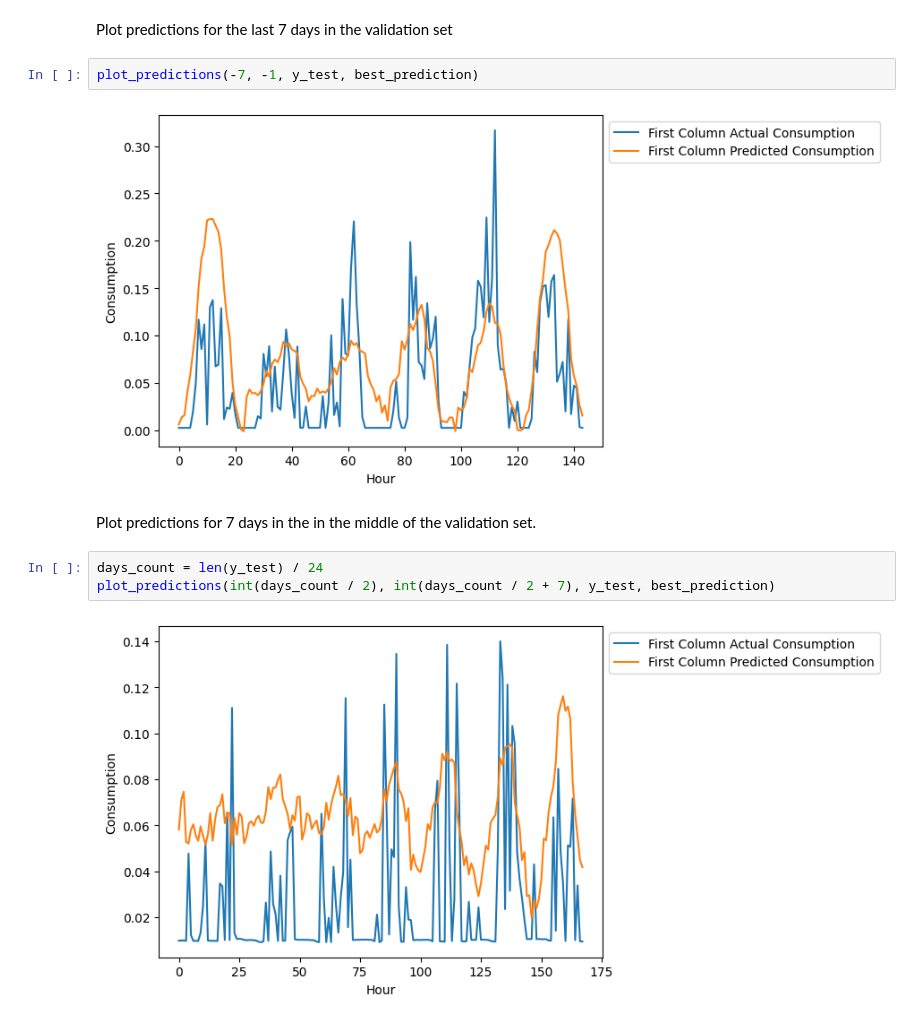
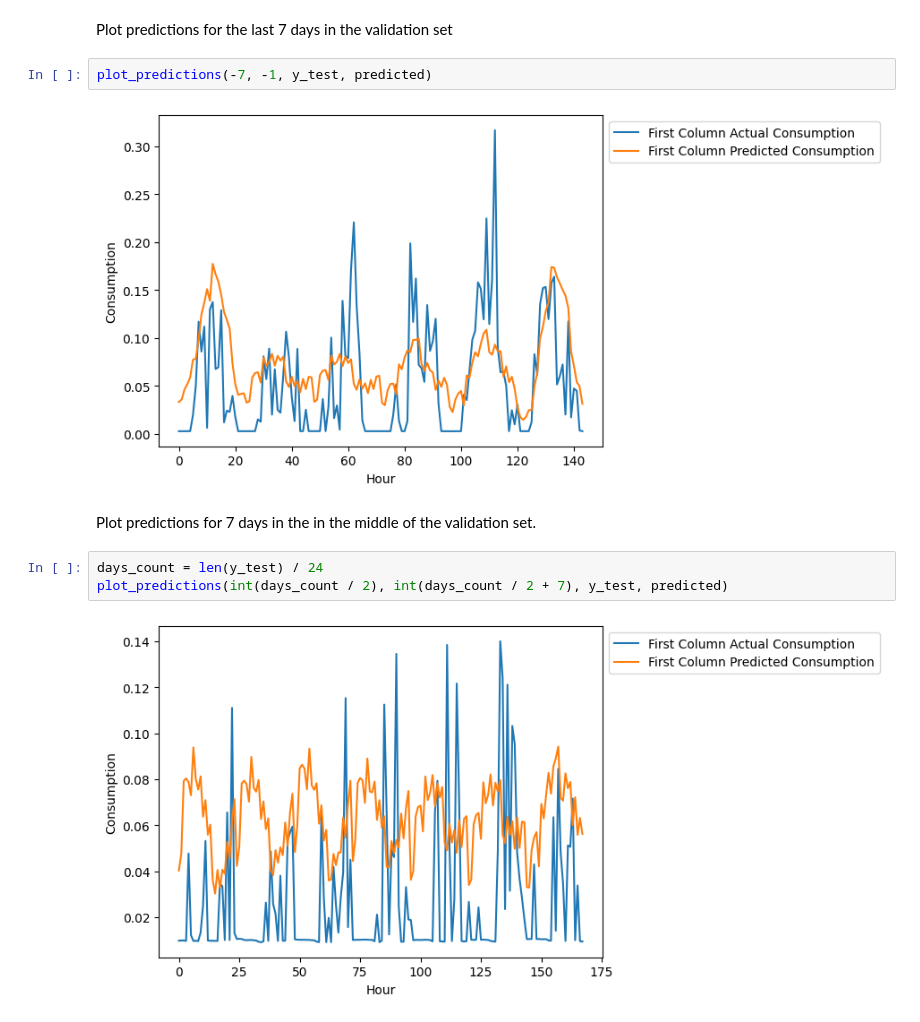
Before and after one commit to dat5-06/zap, a Jupyter notebook: core/notebooks/0_LSTM_trefor_park.ipynb, the cells around one changed output. Saved outputs shown, nothing was run; the diff lists cells and outputs as text.

```diff
--- a/core/notebooks/0_LSTM_trefor_park.ipynb
+++ b/core/notebooks/0_LSTM_trefor_park.ipynb
@@ -233,13 +90,13 @@ plot_predictions(0, 6, y_test, best_prediction)
 # %% [markdown]
 Plot predictions for the last 7 days in the validation set
 # %%
-plot_predictions(-7, -1, y_test, best_prediction)
+plot_predictions(-7, -1, y_test, predicted)
 # %% [output]
-[figure, old version]
+[figure, new version]
 # %% [markdown]
 Plot predictions for 7 days in the in the middle of the validation set.
 # %%
 days_count = len(y_test) / 24
-plot_predictions(int(days_count / 2), int(days_count / 2 + 7), y_test, best_prediction)
+plot_predictions(int(days_count / 2), int(days_count / 2 + 7), y_test, predicted)
 # %% [output]
-[figure, old version]
+[figure, new version]
```
Also changed, not shown: parts of 4 cells of this notebook, 4 other files.
